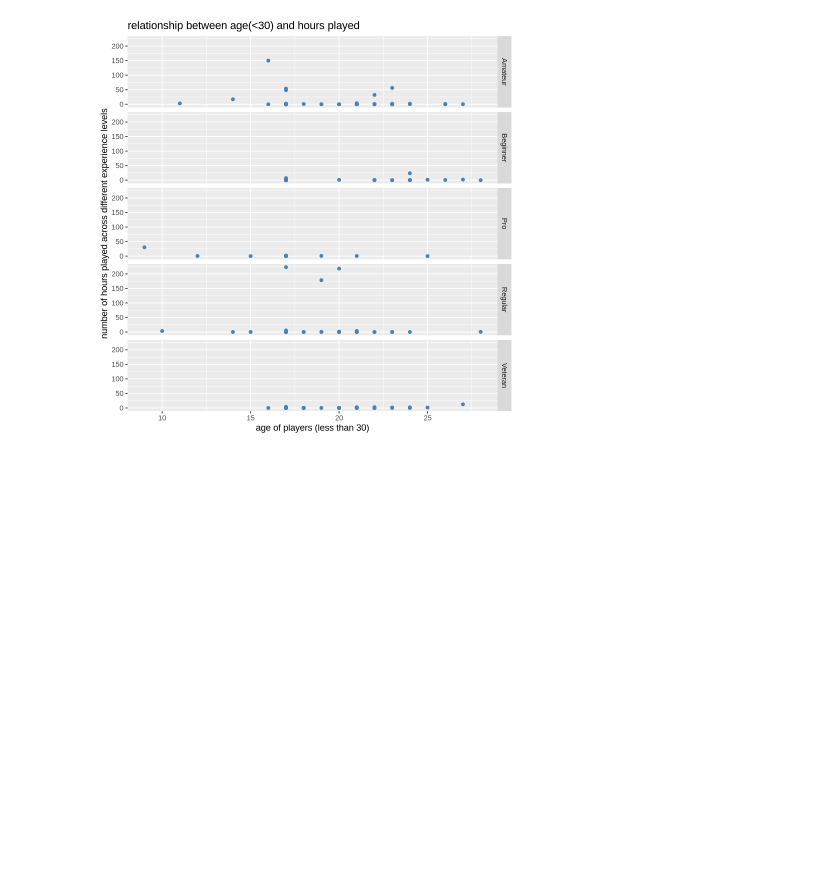
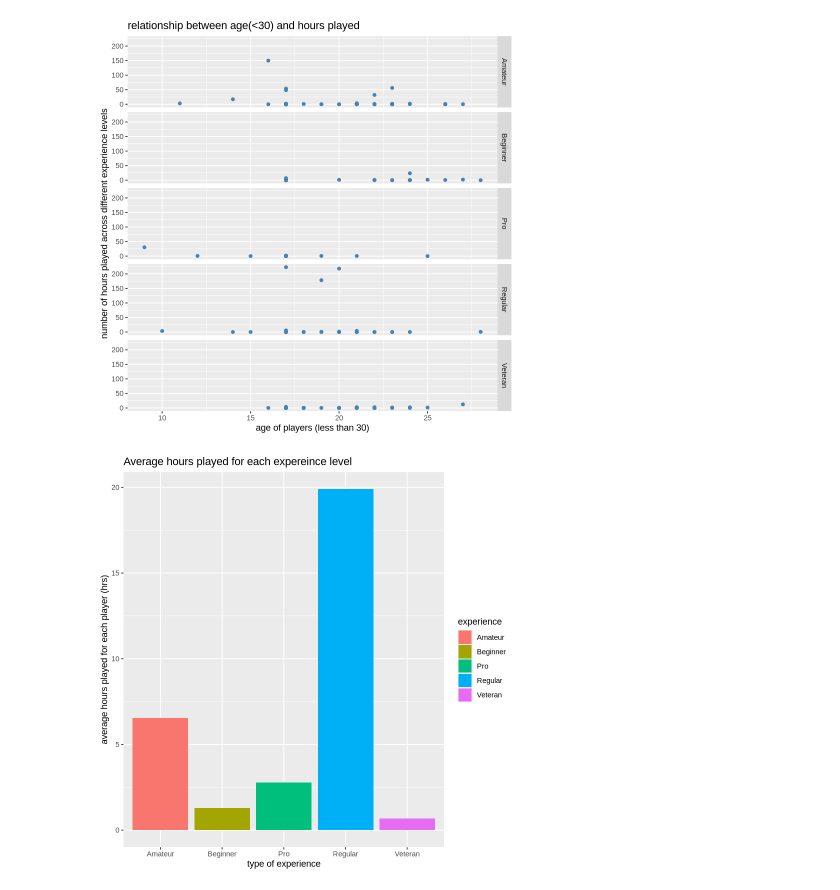
Before and after one commit to ManreetGrewal/Individual-Group-project, a Jupyter notebook: codes.ipynb, the cells around one changed output. Cells and saved outputs as stored; diff of their text form; code cells hidden in the pictures; blank space fills up the shorter version.

```diff
--- a/codes.ipynb
+++ b/codes.ipynb
@@ -201,6 +210,16 @@ labs(
 players_under_graph
 # %% [output]
 [figure]
+# %%
+bar_graph_under_30 <- group_players_under_30 |>
+ggplot(aes(x = experience, y = avg_hours, fill = experience)) +
+geom_bar(stat = "identity") +
+labs(x = "type of experience",
+     y = "average hours played for each player (hrs)",
+     title = "Average hours played for each expereince level")
+bar_graph_under_30
+# %% [output]
+[figure, added]
 # %% [markdown]
 Data description: The players.csv file contains seven variables. The variables were experience, subscribe, hashedEmail, played_hours, name, gender, and Age.
 experience -> categorical variable, showing the players' experience level
```
Also changed, not shown: parts of 10 cells of this notebook.
